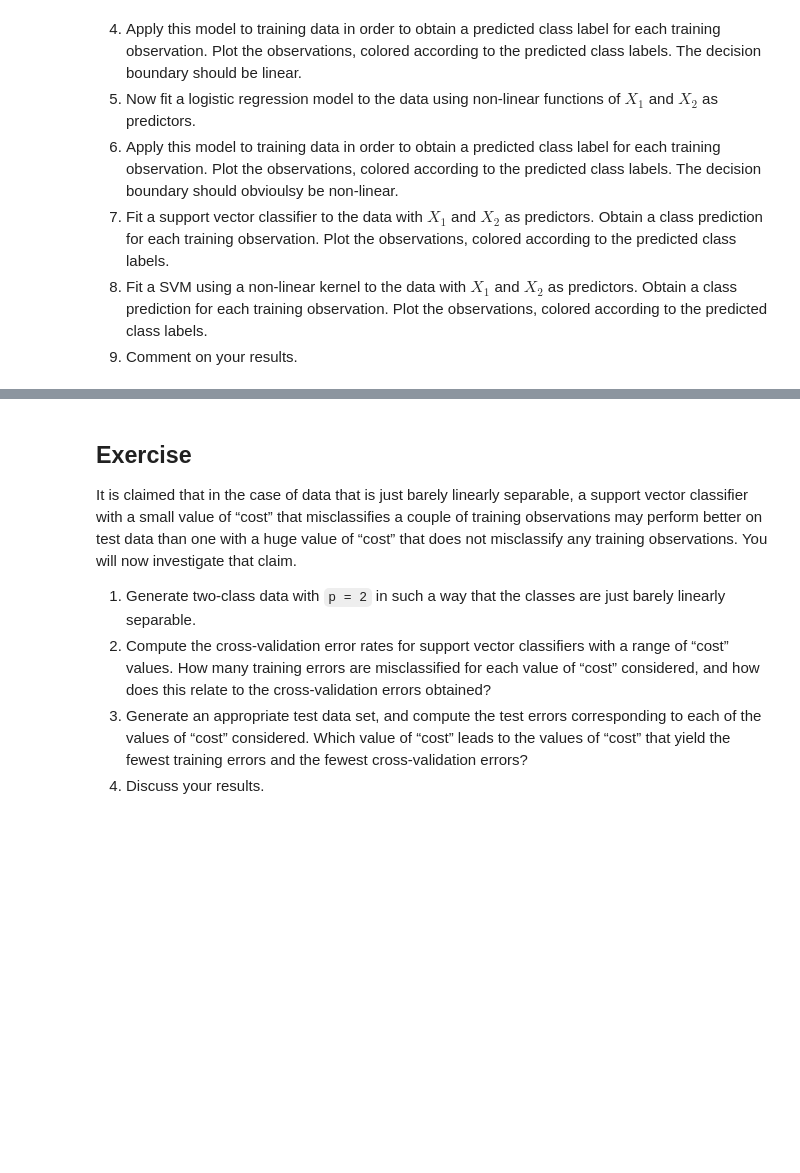
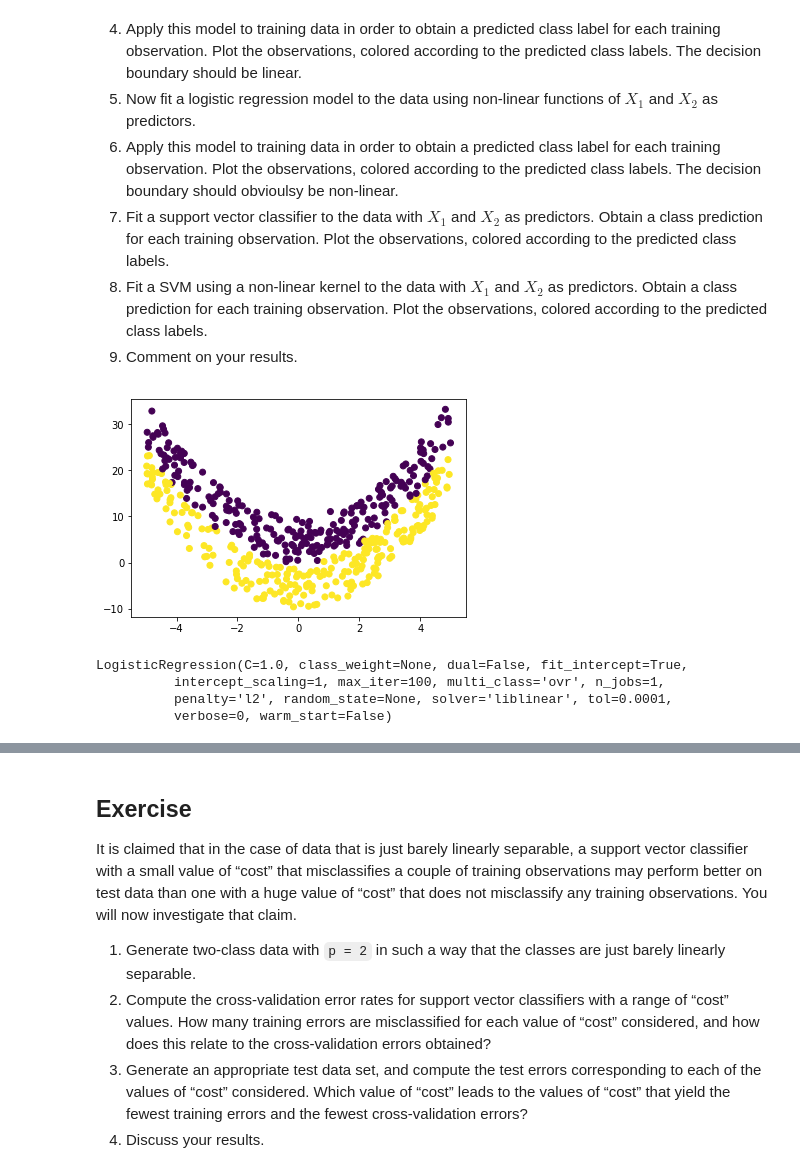
Before and after one commit to Rosswell/k2_datascience, a Jupyter notebook: Support_Vector_Machines/SVM_Exercises.ipynb, the cells around one changed output, grey strips where cells are left out. Drawn from its saved outputs; the diff is of its cells as text; code cells hidden in the pictures; blank space fills up the shorter version.

```diff
--- a/Support_Vector_Machines/SVM_Exercises.ipynb
+++ b/Support_Vector_Machines/SVM_Exercises.ipynb
@@ -81,3 +101,37 @@ We have seen that we can fit an SVM with a non-linear kernel in order to perform
 7. Fit a support vector classifier to the data with $X_1$ and $X_2$ as predictors. Obtain a class prediction for each training observation. Plot the observations, colored according to the predicted class labels.
 8. Fit a SVM using a non-linear kernel to the data with $X_1$ and $X_2$ as predictors. Obtain a class prediction for each training observation. Plot the observations, colored according to the predicted class labels.
 9. Comment on your results.
+# %%
+color_dict = {0:'r', 1:'k'}
+x1 = np.array(random.uniform(-5,5,500))
+x2 = []
+_class = []
+for i in x1:
+    rand_mod = random.uniform(-10,10)
+    num = i**2 + rand_mod
+    x2.append(num)
+    if rand_mod >= 0:
+        _class.append(0)
+    else:
+        _class.append(1)
+quad_df = pd.DataFrame({'x1':x1, 'x2':x2, 'class':_class})
+plt.scatter(quad_df['x1'], quad_df['x2'], c=quad_df['class'])
+# plt.scatter(quad_df['x1'], quad_df['x2'], c=quad_df['class'].apply(lambda x: color_dict[x]))
+plt.show()
+# %% [output]
+[figure, added]
+# %%
+from sklearn.linear_model import LogisticRegression
+from sklearn.model_selection import train_test_split
+
+X = quad_df[['x1', 'x2']]
+y = quad_df['class']
+X_train, X_test, y_train, y_test = train_test_split(X, y, random_state=0)
+
+lr = LogisticRegression()
+lr.fit(X_train, y_train)
+# %% [output]
+LogisticRegression(C=1.0, class_weight=None, dual=False, fit_intercept=True,
+          intercept_scaling=1, max_iter=100, multi_class='ovr', n_jobs=1,
+          penalty='l2', random_state=None, solver='liblinear', tol=0.0001,
+          verbose=0, warm_start=False)
```
Also changed, not shown: parts of 7 cells of this notebook, 3 other files.
